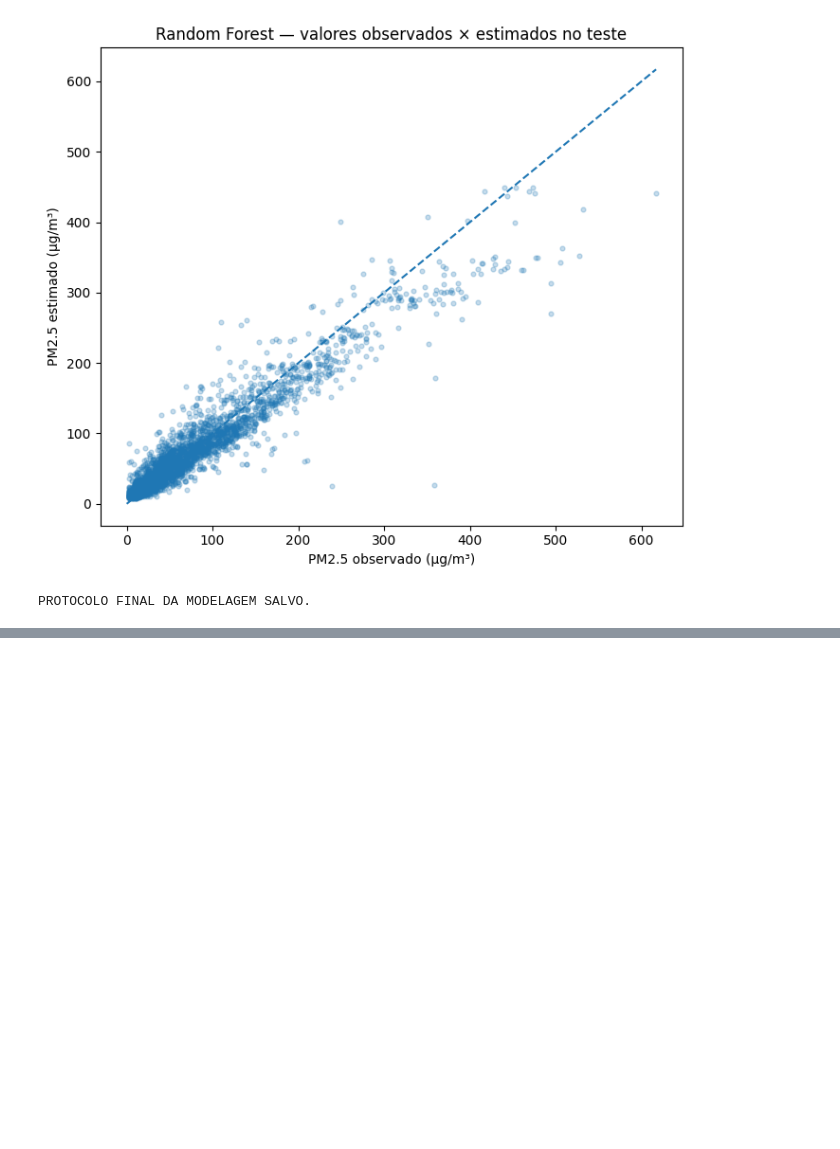
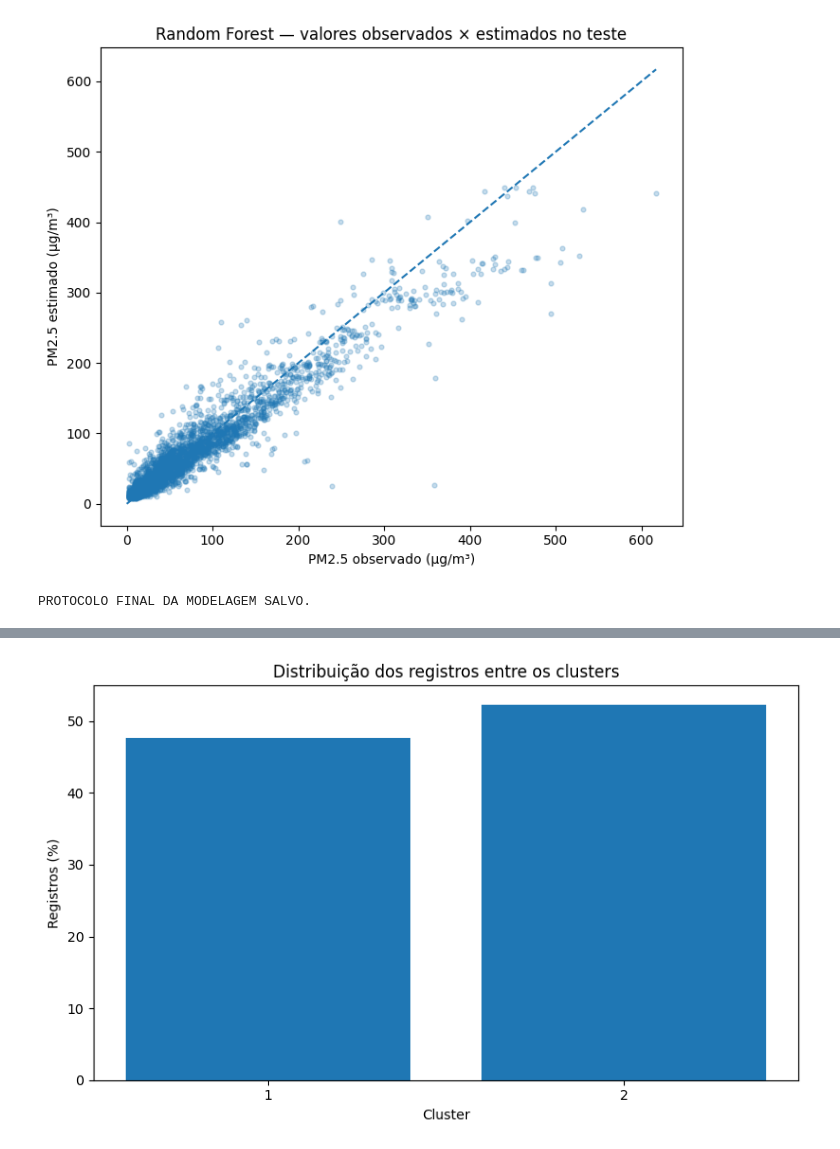
Before and after one commit to douglasarend/sistematizacao-ciencia-dados-ii, a Jupyter notebook: Sistematizacao_CD2.ipynb, the cells around one changed output, grey strips where cells are left out. Saved outputs shown, nothing was run; the diff lists cells and outputs as text; code cells hidden in the pictures; blank space fills up the shorter version.

```diff
--- a/Sistematizacao_CD2.ipynb
+++ b/Sistematizacao_CD2.ipynb
@@ -2359,0 +2765,26 @@ PROTOCOLO FINAL DA MODELAGEM SALVO.
+# %%
+# ETAPA 5.6 — Distribuição dos registros entre clusters
+
+plt.figure(figsize=(8, 5))
+
+plt.bar(
+    perfil_clusters["grupo"].astype(str),
+    perfil_clusters["percentual"]
+)
+
+plt.xlabel("Cluster")
+plt.ylabel("Registros (%)")
+plt.title("Distribuição dos registros entre os clusters")
+
+plt.tight_layout()
+
+plt.savefig(
+    PASTA_RESULTADOS / "tamanho_clusters.png",
+    dpi=150,
+    bbox_inches="tight"
+)
+
+plt.show()
+plt.close()
+# %% [output]
+[figure, added]
```
Also changed, not shown: parts of 9 cells of this notebook.
